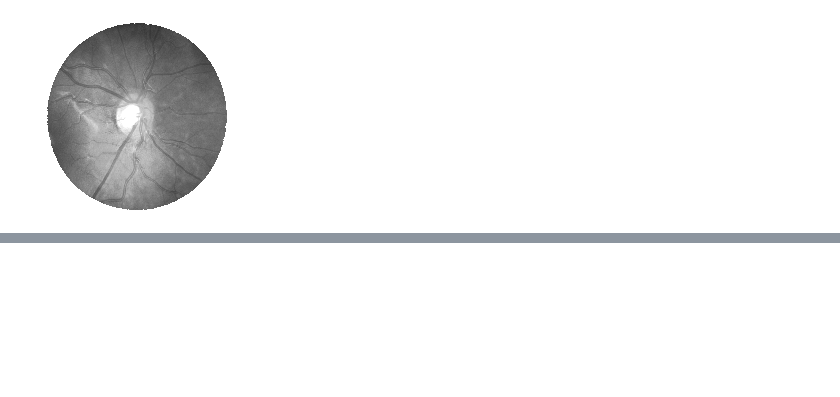
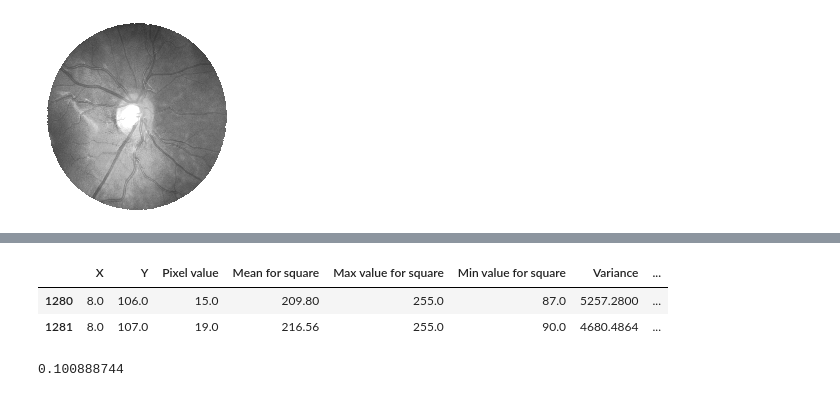
Before and after one commit to EwaKomkowska/Informatyka_w_medycynie, a Jupyter notebook: SitkowkaOka/SiatkowkaOkaBeata.ipynb, the cells around one changed output, grey strips where cells are left out. Saved outputs shown, nothing was run; the diff lists cells and outputs as text; code cells hidden in the pictures; blank space fills up the shorter version.

```diff
--- a/SitkowkaOka/SiatkowkaOkaBeata.ipynb
+++ b/SitkowkaOka/SiatkowkaOkaBeata.ipynb
@@ -578,0 +569,3 @@ df
+# %%
+df = create_dataframe_full(image, expert_image)
+df
@@ -600,3 +627,27 @@ df[df['X']==100].head(20)
+# %%
+def create_dataframe(image, expert_image, column_names):
+  df = pd.DataFrame(columns = column_names)
+
+  cols = image.shape[1]
+  rows = image.shape[0]
+
+  i = 0
+  # X_cols = ["Pixel value", "Mean for square", "Max value for square", "Min value for square", "Variance", "Third central moment"]
+
+  for c in range(0, cols - 4):
+    for r in range(0, rows - 4):
+      df.loc[i] = workForThisSquare(c, r, image, expert_image)
+      i += 1
+
+  for c in range(0, cols):
+    for r in range(0, rows):
+      if((c>1) and (c<(cols-2)) and (r>1) and (r<(rows-2))):
+        pass
+      else:
+        df.loc[i] = [c, r, image[c, r], 255.0, 255, 255, 0.0, 0.0]
+        i += 1
+
+  return df
 # %%
 X_cols = ["Pixel value", "Mean for square", "Max value for square", "Min value for square", "Variance",
                "Third central moment"]
@@ -620,3 +671,9 @@ X
 | 39998 | 255.0 | 255.0 | 255.0 | 255.0 | 0.0 | ... |
 | 39999 | 255.0 | 255.0 | 255.0 | 255.0 | 0.0 | ... |
 40000 rows × 6 columns
+# %%
+cols = ["X", "Y", "Pixel value", "Mean for square", "Max value for square", "Min value for square", "Variance",
+               "Third central moment"]
+
+df_check = create_dataframe(image, expert_image, cols)
+df_check
@@ -753,3 +824,6 @@ Loading image 4
 [figure]
 Loading image 5
 [figure]
+# %%
+df_image1 = create_dataframe(image1, expert1, cols)
+df_image1
@@ -755,0 +861,6 @@ Loading image 5
+# %%
+df_image1[ df_image1['Pixel value']< 20.0 ]
+# %% [output]
+|  | X | Y | Pixel value | Mean for square | Max value for square | Min value for square | Variance | ... |
+| 1280 | 8.0 | 106.0 | 15.0 | 209.80 | 255.0 | 87.0 | 5257.2800 | ... |
+| 1281 | 8.0 | 107.0 | 19.0 | 216.56 | 255.0 | 90.0 | 4680.4864 | ... |
@@ -755,0 +869,5 @@ Loading image 5
+# %%
+pred = model.predict(Xnew)[0][0]
+pred
+# %% [output]
+0.100888744
```
Also changed, not shown: parts of 23 cells of this notebook.
